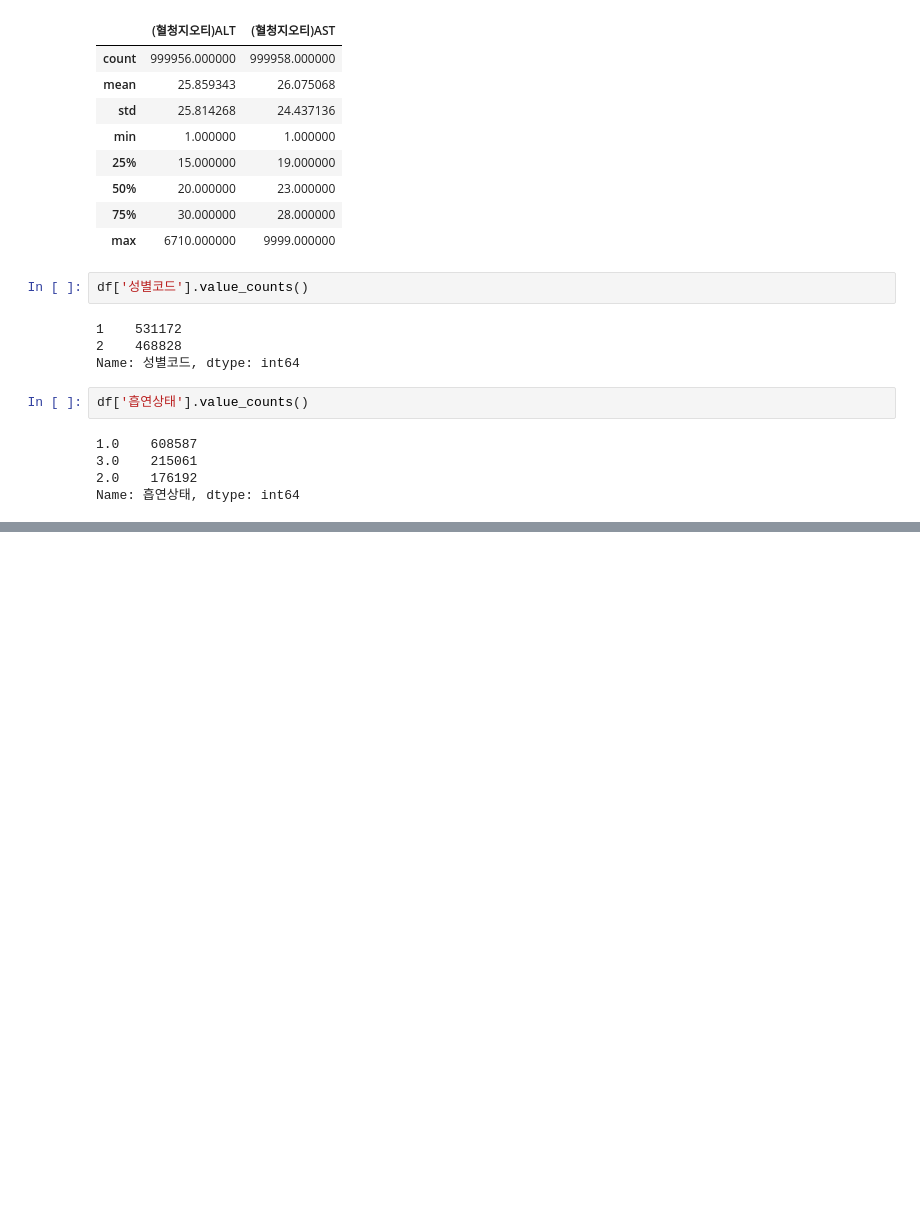
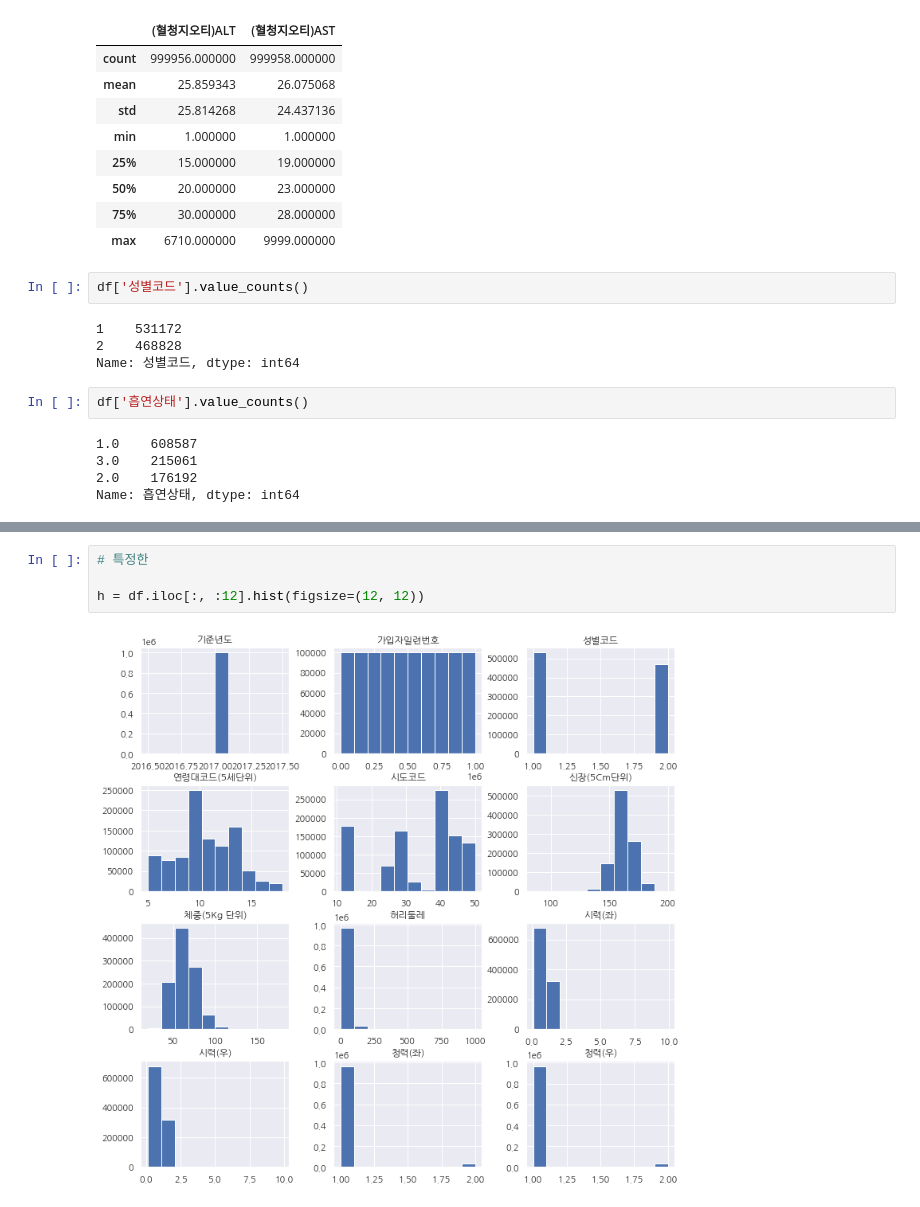
Before and after one commit to yk-Jeong/DS_study, a Jupyter notebook: 3주차_실습.ipynb, the cells around one changed output, grey strips where cells are left out. Drawn from its saved outputs; the diff is of its cells as text; blank space fills up the shorter version.

```diff
--- a/3주차_실습.ipynb
+++ b/3주차_실습.ipynb
@@ -218,0 +356,6 @@ Name: 흡연상태, dtype: int64
+# %%
+# 특정한
+
+h = df.iloc[:, :12].hist(figsize=(12, 12))
+# %% [output]
+[figure, added]
```
Also changed, not shown: parts of 108 cells of this notebook.
